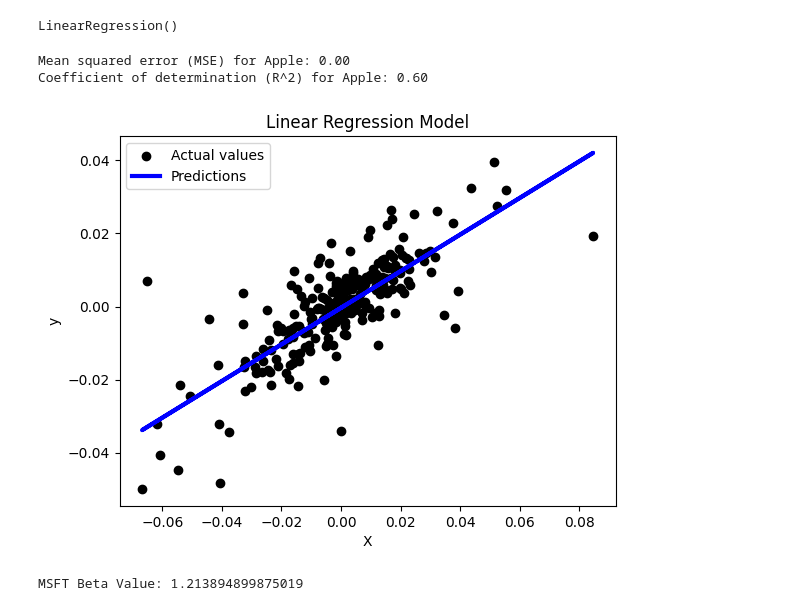
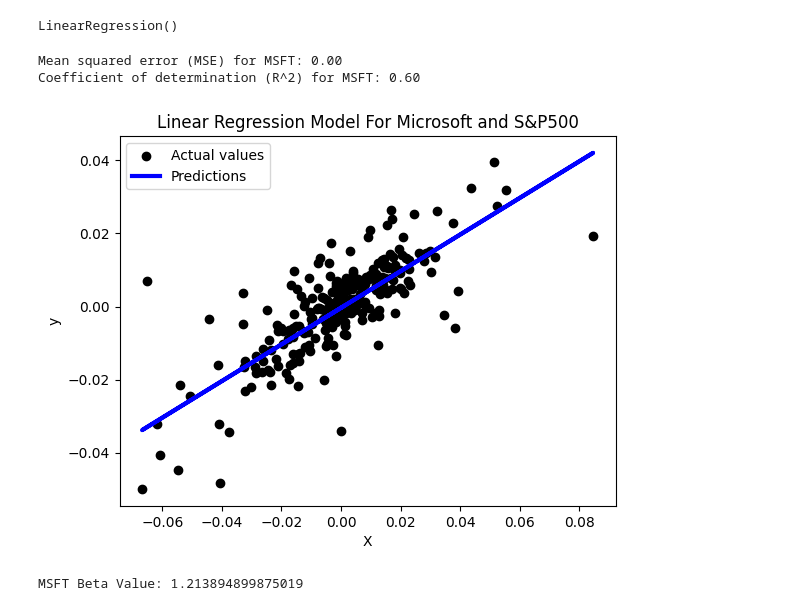
Before and after one commit to frktsc/SP-stock-price, a Jupyter notebook: Stoks_Analysis.ipynb, the cells around one changed output. Cells and saved outputs as stored; diff of their text form; code cells hidden in the pictures.

```diff
--- a/Stoks_Analysis.ipynb
+++ b/Stoks_Analysis.ipynb
@@ -363,25 +364,26 @@ X_train, X_test, y_train, y_test = train_test_split(X_MSFT, y, test_size=0.2, ra
 model.fit(X_train, y_train)
 # %% [output]
 LinearRegression()
+# %%
+y_pred = model.predict(X_test)
+
+from sklearn.metrics import mean_squared_error, r2_score
+print("Mean squared error (MSE) for MSFT: %.2f" % mean_squared_error(y_test, y_pred))
+print("Coefficient of determination (R^2) for MSFT: %.2f" % r2_score(y_test, y_pred))
+# %% [output]
+Mean squared error (MSE) for MSFT: 0.00
+Coefficient of determination (R^2) for MSFT: 0.60
 # %%
-y_pred = model.predict(X_test)
-
-from sklearn.metrics import mean_squared_error, r2_score
-print("Mean squared error (MSE) for Apple: %.2f" % mean_squared_error(y_test, y_pred))
-print("Coefficient of determination (R^2) for Apple: %.2f" % r2_score(y_test, y_pred))
-
 plt.scatter(X_test, y_test, color='black', label='Actual values')
 plt.plot(X_test, y_pred, color='blue', linewidth=3, label='Predictions')
 
 plt.xlabel('X')
 plt.ylabel('y')
-plt.title('Linear Regression Model')
+plt.title('Linear Regression Model For Microsoft and S&P500')
 plt.legend()
 plt.show()
 # %% [output]
-Mean squared error (MSE) for Apple: 0.00
-Coefficient of determination (R^2) for Apple: 0.60
-[figure, old version]
+[figure, new version]
 # %%
 covariance = np.cov(Data_Combined['MS%chng'], Data_Combined['SP%chng'])
 cov_stock_market = covariance[0, 1]
```
Also changed, not shown: parts of 7 cells of this notebook.
